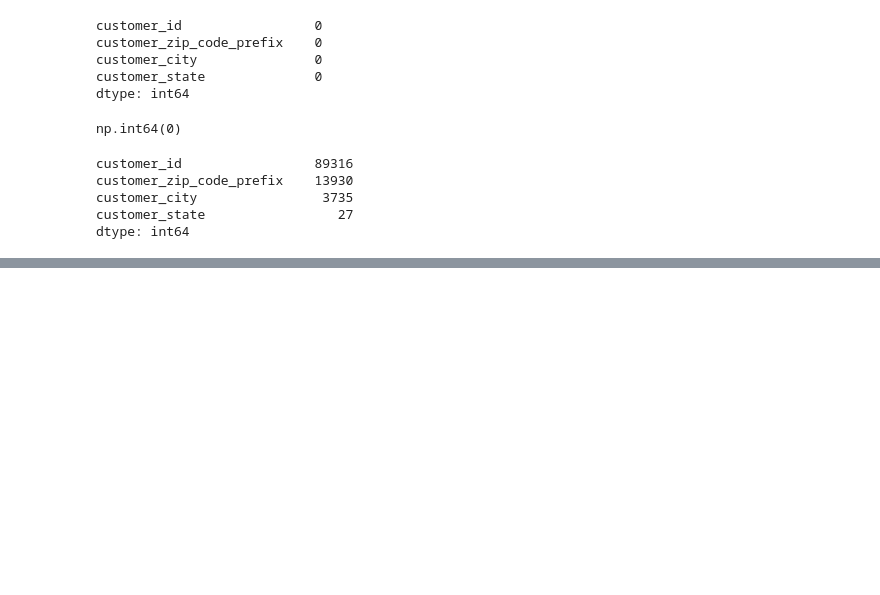
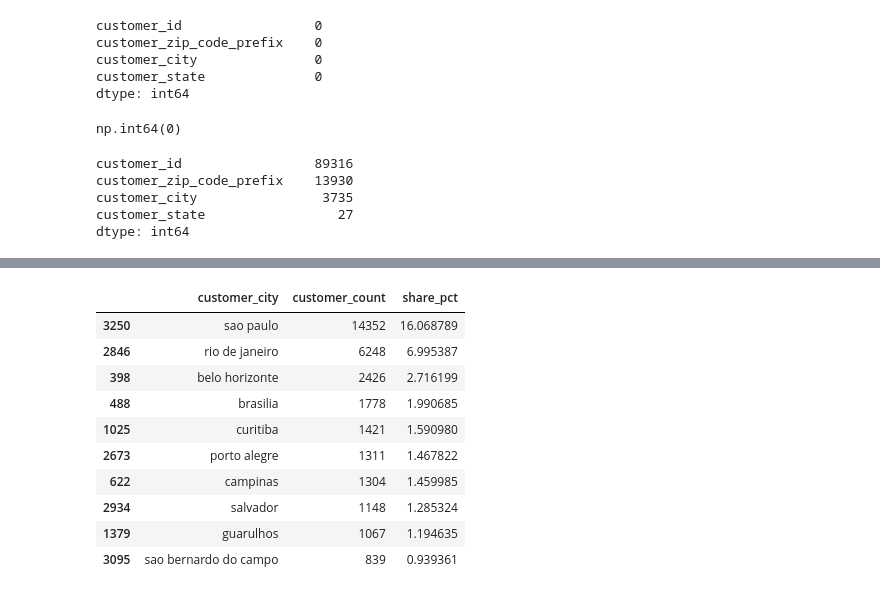
Before and after one commit to mkudim/Exploratory_data_analysis_EDA, a Jupyter notebook: Ecom_orders_supply/EDA/EDA_customers.ipynb, the cells around one changed output, grey strips where cells are left out. Drawn from its saved outputs; the diff is of its cells as text; code cells hidden in the pictures; blank space fills up the shorter version.

```diff
--- a/Ecom_orders_supply/EDA/EDA_customers.ipynb
+++ b/Ecom_orders_supply/EDA/EDA_customers.ipynb
@@ -208,0 +247,32 @@ dtype: int64
+# %%
+# найдем топ городов по числу заказов / клиентов
+
+city_counts = (
+    df_c.groupby('customer_city', as_index=False)
+    .agg(customer_count=('customer_id', 'count'))
+)
+
+city_counts['share_pct'] = (
+    city_counts['customer_count']
+    / city_counts['customer_count'].sum()
+    * 100
+)
+
+city_counts = city_counts.sort_values('customer_count', ascending=False)
+city_counts.head(10)
+
+# основная доля заказов отгружается в город Сан-Паулу (штат Сан-Паулу) (>16%)
+# вторым по количеству заказов идет Рио-де-Жанейро (штат Рио-де-Жанейро) (~7%)
+# третьим по количеству заказов идет Белу-Оризонти (штат Минас-Жирайс) (~2.7%)
+# %% [output]
+|  | customer_city | customer_count | share_pct |
+| 3250 | sao paulo | 14352 | 16.068789 |
+| 2846 | rio de janeiro | 6248 | 6.995387 |
+| 398 | belo horizonte | 2426 | 2.716199 |
+| 488 | brasilia | 1778 | 1.990685 |
+| 1025 | curitiba | 1421 | 1.590980 |
+| 2673 | porto alegre | 1311 | 1.467822 |
+| 622 | campinas | 1304 | 1.459985 |
+| 2934 | salvador | 1148 | 1.285324 |
+| 1379 | guarulhos | 1067 | 1.194635 |
+| 3095 | sao bernardo do campo | 839 | 0.939361 |
```
Also changed, not shown: parts of 1 cell of this notebook, 2 other files.
